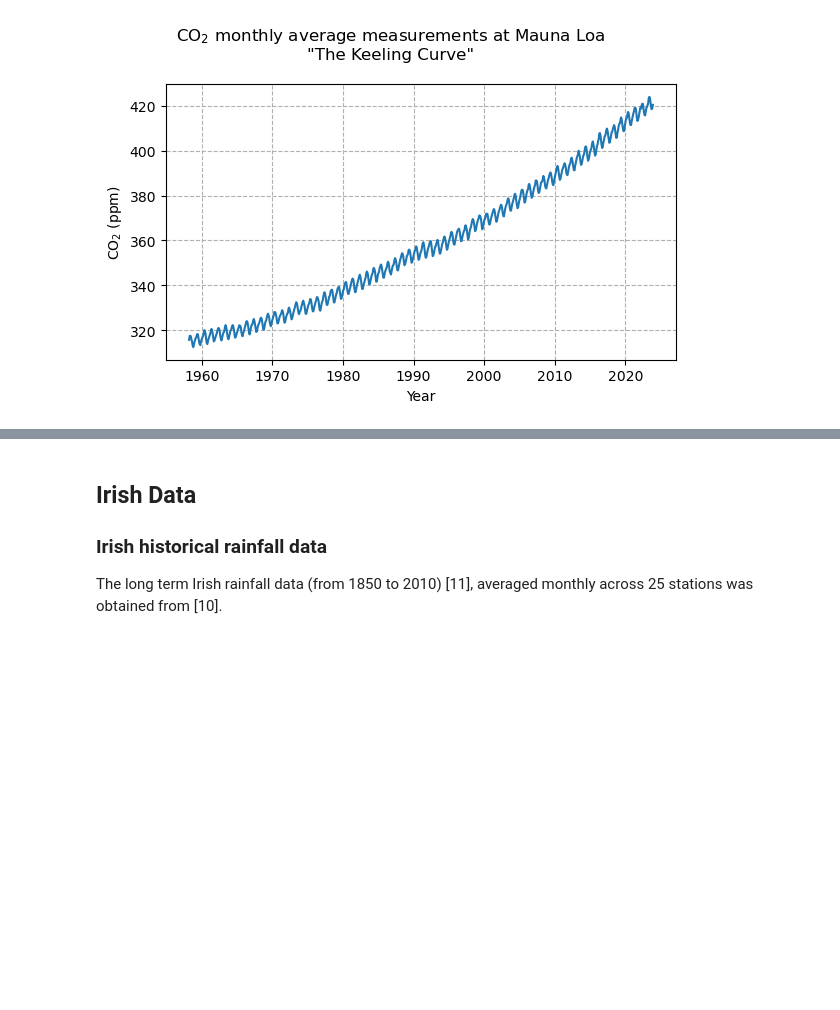
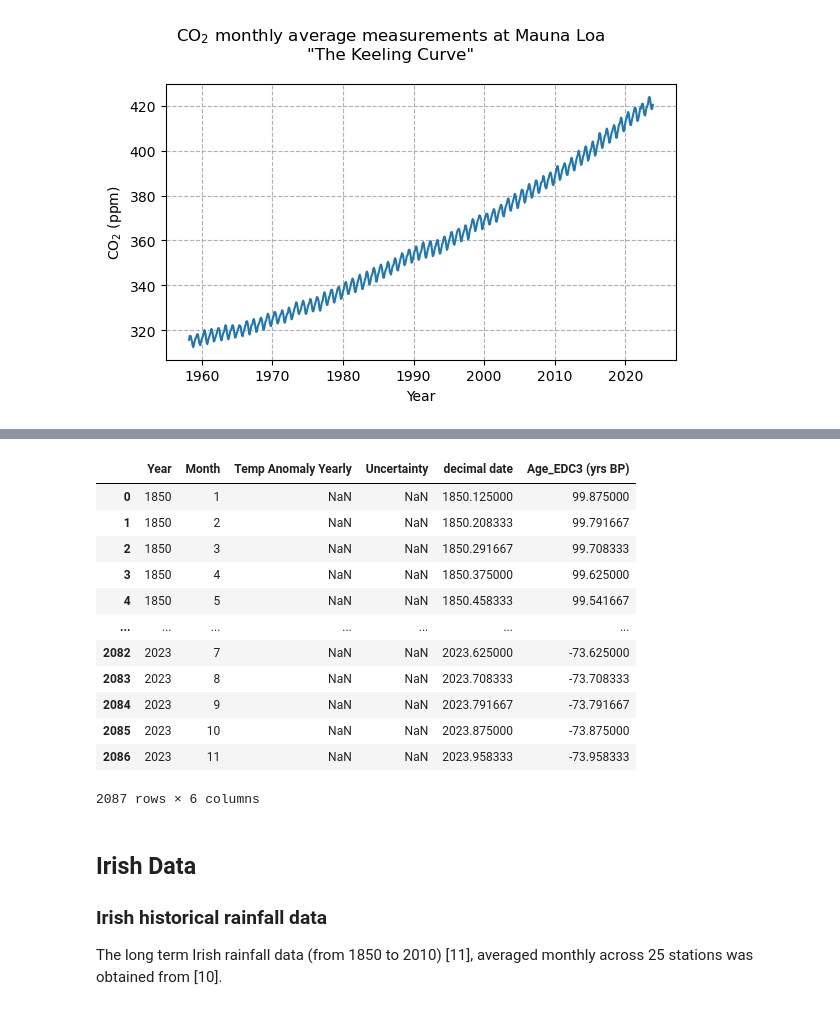
Before and after one commit to Eilis9/PfDA_Project2, a Jupyter notebook: analysis.ipynb, the cells around one changed output, grey strips where cells are left out. Drawn from its saved outputs; the diff is of its cells as text; code cells hidden in the pictures; blank space fills up the shorter version.

Commit message:
some data fusion, GMST ingest and writeup

```diff
--- a/analysis.ipynb
+++ b/analysis.ipynb
@@ -300,3 +300,29 @@ ax.xaxis.set_major_formatter(FuncFormatter(xaxis_format))
+# %%
+## GMST
+# Read in the data from Berkeley
+GMST_anom_1850 = pd.read_csv('data/Land_and_Ocean_complete_table1.txt', skiprows=84, delim_whitespace=True)
+# Trim dataset and rename columns
+GMST_anom_1850 = GMST_anom_1850.drop(GMST_anom_1850.columns[[2,3,6,7,8, 9, 10, 11, 12]], axis=1).copy()
+GMST_anom_1850.columns = ['Year', 'Month', 'GMST Anomaly Yearly', 'GMST Anomaly Uncertainty']
+# Add decimalised year - assuming the data pertains to middle of month
+GMST_anom_1850['decimal date'] = GMST_anom_1850['Year'] + (GMST_anom_1850['Month'] /12)+(1/12/2)
+# Add EDC3 year
+GMST_anom_1850['Age_EDC3 (yrs BP)'] = 1950 - GMST_anom_1850['decimal date']
+GMST_anom_1850
+# %% [output]
+|  | Year | Month | Temp Anomaly Yearly | Uncertainty | decimal date | Age_EDC3 (yrs BP) |
+| 0 | 1850 | 1 | NaN | NaN | 1850.125000 | 99.875000 |
+| 1 | 1850 | 2 | NaN | NaN | 1850.208333 | 99.791667 |
+| 2 | 1850 | 3 | NaN | NaN | 1850.291667 | 99.708333 |
+| 3 | 1850 | 4 | NaN | NaN | 1850.375000 | 99.625000 |
+| 4 | 1850 | 5 | NaN | NaN | 1850.458333 | 99.541667 |
+| ... | ... | ... | ... | ... | ... | ... |
+| 2082 | 2023 | 7 | NaN | NaN | 2023.625000 | -73.625000 |
+| 2083 | 2023 | 8 | NaN | NaN | 2023.708333 | -73.708333 |
+| 2084 | 2023 | 9 | NaN | NaN | 2023.791667 | -73.791667 |
+| 2085 | 2023 | 10 | NaN | NaN | 2023.875000 | -73.875000 |
+| 2086 | 2023 | 11 | NaN | NaN | 2023.958333 | -73.958333 |
+2087 rows × 6 columns
 # %% [markdown]
 ## Irish Data
 
```
Also changed, not shown: parts of 19 cells of this notebook, 4 other files.
